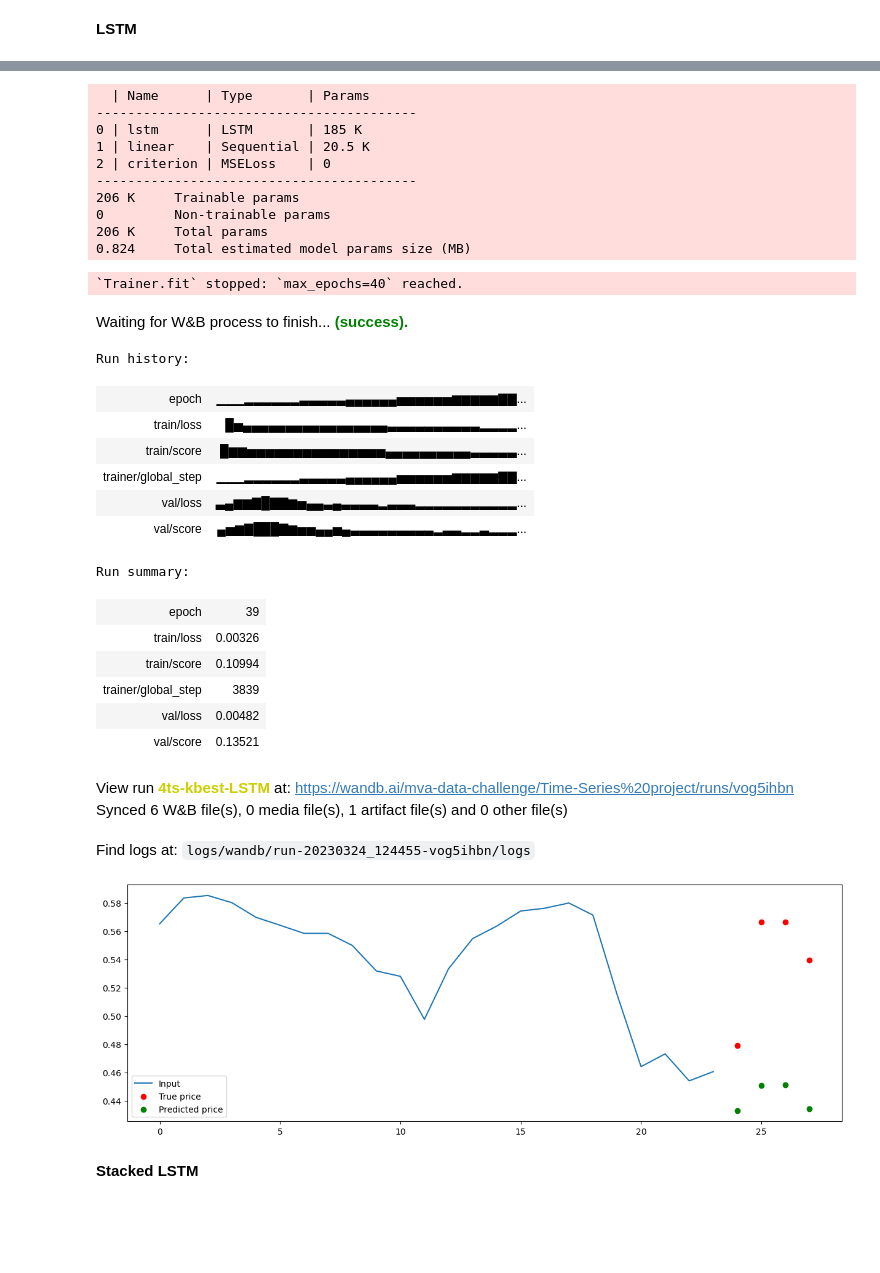
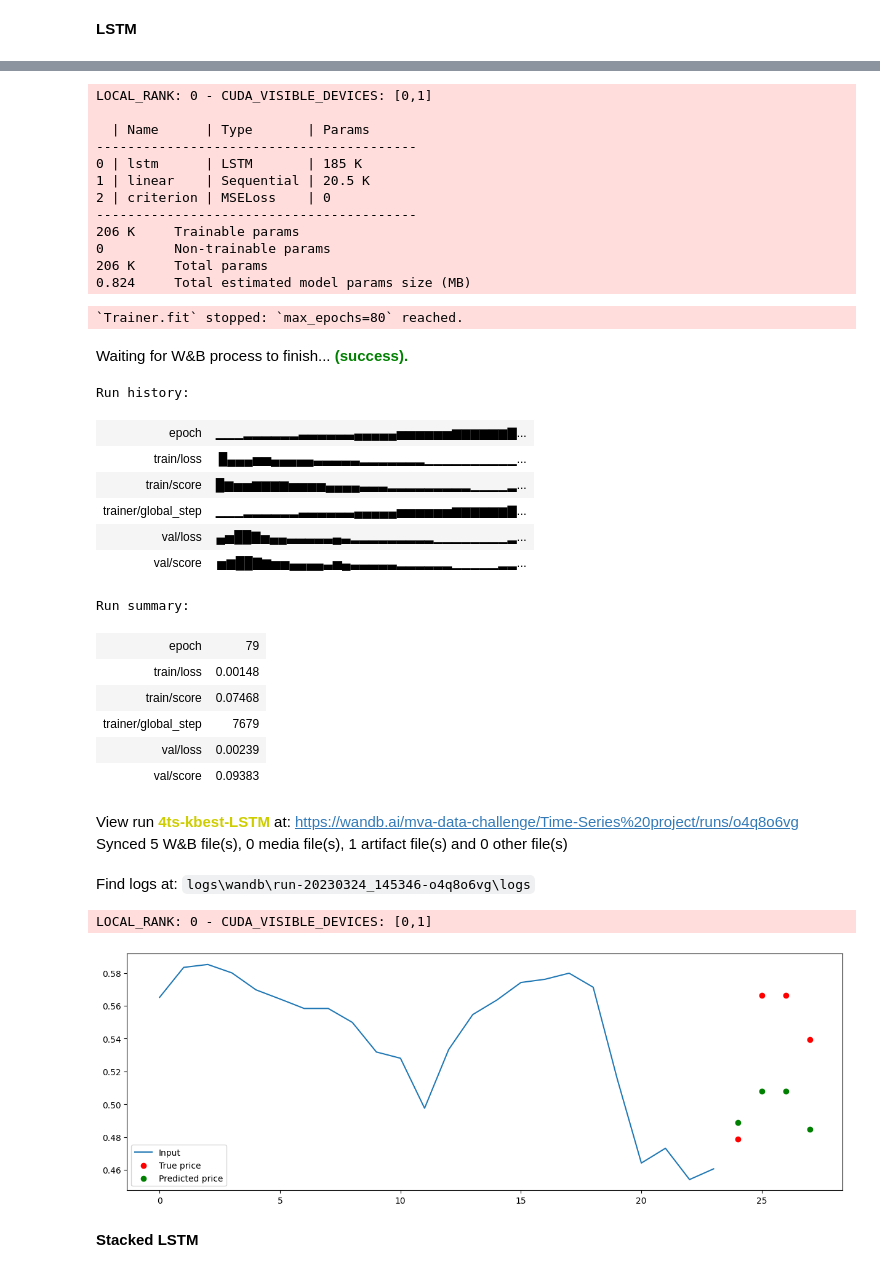
Before and after one commit to Archibald-Lafraik/tpa-lstm-pytorch, a Jupyter notebook: pl_main.ipynb, the cells around one changed output, grey strips where cells are left out. Drawn from its saved outputs; the diff is of its cells as text; code cells hidden in the pictures; blank space fills up the shorter version.

Commit message:
Test prediction of LSTM

```diff
--- a/pl_main.ipynb
+++ b/pl_main.ipynb
@@ -55,7 +55,7 @@ checkpoint_loss = ModelCheckpoint(
 )
 
 lstm_trainer = pl.Trainer(
-    max_epochs=40,
+    max_epochs=80,
     # accelerator='gpu',
     callbacks=[checkpoint_loss],
     devices=1,
@@ -86,6 +85,8 @@ lstm = LSTM(
 lstm_trainer.fit(lstm, elec_dm)
 wandb_logger_lstm.experiment.finish()
 # %% [output]
+LOCAL_RANK: 0 - CUDA_VISIBLE_DEVICES: [0,1]
+
   | Name      | Type       | Params
 -----------------------------------------
 0 | lstm      | LSTM       | 185 K
@@ -96,53 +97,59 @@ wandb_logger_lstm.experiment.finish()
 0         Non-trainable params
 206 K     Total params
 0.824     Total estimated model params size (MB)
-`Trainer.fit` stopped: `max_epochs=40` reached.
+`Trainer.fit` stopped: `max_epochs=80` reached.
 Waiting for W&B process to finish... (success).
 Run history:
-| epoch | ▁▁▁▂▂▂▂▂▂▃▃▃▃▃▄▄▄▄▄▄▅▅▅▅▅▅▆▆▆▆▆▇▇... |
-| train/loss | █▅▄▄▄▄▄▄▄▄▄▄▄▄▄▄▄▄▄▃▃▃▃▃▃▃▃▃▃▂▂▂▂... |
-| train/score | █▆▆▅▅▅▅▅▅▅▅▅▅▅▅▅▅▅▄▄▄▄▄▄▄▄▄▄▃▃▃▃▃... |
-| trainer/global_step | ▁▁▁▂▂▂▂▂▂▃▃▃▃▃▄▄▄▄▄▄▅▅▅▅▅▅▆▆▆▆▆▇▇... |
-| val/loss | ▃▄▆▆▇█▇▇▆▅▄▄▃▄▃▃▃▃▂▃▃▃▂▂▂▂▂▂▂▂▂▂▂... |
-| val/score | ▄▅▆▇███▇▆▅▅▄▄▅▄▃▃▃▃▃▃▃▃▃▂▃▃▂▂▃▂▂▂... |
+| epoch | ▁▁▁▂▂▂▂▂▂▃▃▃▃▃▃▄▄▄▄▄▅▅▅▅▅▅▆▆▆▆▆▆▇... |
+| train/loss | █▄▄▄▅▅▄▄▄▄▄▃▃▃▃▃▂▂▂▂▂▂▂▁▁▁▁▁▁▁▁▁▁... |
+| train/score | █▆▅▅▆▆▆▆▅▅▅▅▄▄▄▄▃▃▃▂▂▂▂▂▂▂▂▂▁▁▁▁▂... |
+| trainer/global_step | ▁▁▁▂▂▂▂▂▂▃▃▃▃▃▃▄▄▄▄▄▅▅▅▅▅▅▆▆▆▆▆▆▇... |
+| val/loss | ▄▅██▇▅▄▄▃▃▃▃▃▄▃▂▂▂▂▂▂▂▂▂▁▁▁▁▁▁▁▁▂... |
+| val/score | ▅▆██▇▆▅▅▄▄▄▄▃▅▄▃▃▃▃▃▂▂▂▂▂▂▁▁▁▁▁▂▂... |
 Run summary:
-| epoch | 39 |
-| train/loss | 0.00326 |
-| train/score | 0.10994 |
-| trainer/global_step | 3839 |
-| val/loss | 0.00482 |
-| val/score | 0.13521 |
+| epoch | 79 |
+| train/loss | 0.00148 |
+| train/score | 0.07468 |
+| trainer/global_step | 7679 |
+| val/loss | 0.00239 |
+| val/score | 0.09383 |
-View run 4ts-kbest-LSTM at: https://wandb.ai/mva-data-challenge/Time-Series%20project/runs/vog5ihbn
-Synced 6 W&B file(s), 0 media file(s), 1 artifact file(s) and 0 other file(s)
+View run 4ts-kbest-LSTM at: https://wandb.ai/mva-data-challenge/Time-Series%20project/runs/o4q8o6vg
+Synced 5 W&B file(s), 0 media file(s), 1 artifact file(s) and 0 other file(s)
-Find logs at: logs/wandb/run-20230324_124455-vog5ihbn/logs
+Find logs at: logs\wandb\run-20230324_145346-o4q8o6vg\logs
 # %%
 elec_dm.setup("predict")
 
-model_path = "/Users/damso/MVA/TimeSeries/tpa-lstm-pytorch/checkpoints/4ts-kbest/BEST-epoch=39-val_loss=0.000-val_score=0.000.ckpt"
+model_path = "checkpoints/4ts-kbest/LSTM/BEST-epoch=79-val_loss=0.000-val_score=0.000-v1.ckpt"
 lstm = LSTM.load_from_checkpoint(model_path)
 
 pred_dl = elec_dm.predict_dataloader()
 
 y_pred = lstm_trainer.predict(lstm, pred_dl)
+# %% [output]
+LOCAL_RANK: 0 - CUDA_VISIBLE_DEVICES: [0,1]
 # %%
 batch_idx = 0
 for i, batch in enumerate(pred_dl):
     inputs, labels = batch
     X, ytrue = inputs[batch_idx][:, -1], labels[batch_idx].squeeze()
     ypred = y_pred[i][batch_idx].squeeze()
+
+    X = X.cpu().numpy()
+    ytrue = ytrue.cpu().numpy()
+    ypred = ypred.cpu().numpy()
     # print(inputs.shape)
     # print(labels.shape, y_pred[i].shape)
 
     plt.figure(figsize=(15, 5))
     plt.plot(range(0, 24), X, label="Input")
     plt.scatter(range(24, 24 + pred_horizon), ytrue, color='red', label="True price")
     plt.scatter(range(24, 24 + pred_horizon), ypred, color='green', label="Predicted price")
     plt.legend()
     plt.show()
 
     break
 # %% [output]
-[figure, old version]
+[figure, new version]
 # %% [markdown]
 **Stacked LSTM**
 # %%
```
Also changed, not shown: parts of 1 cell of this notebook.
